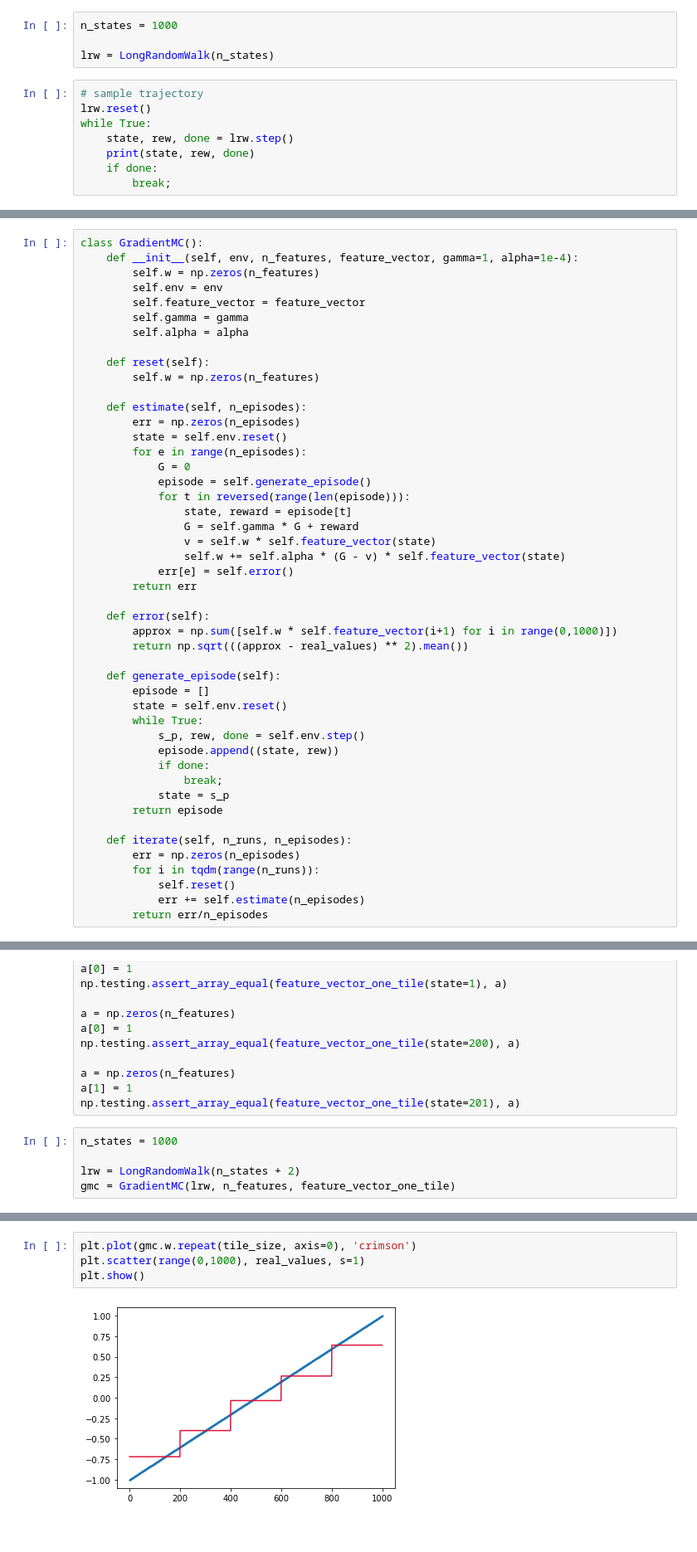
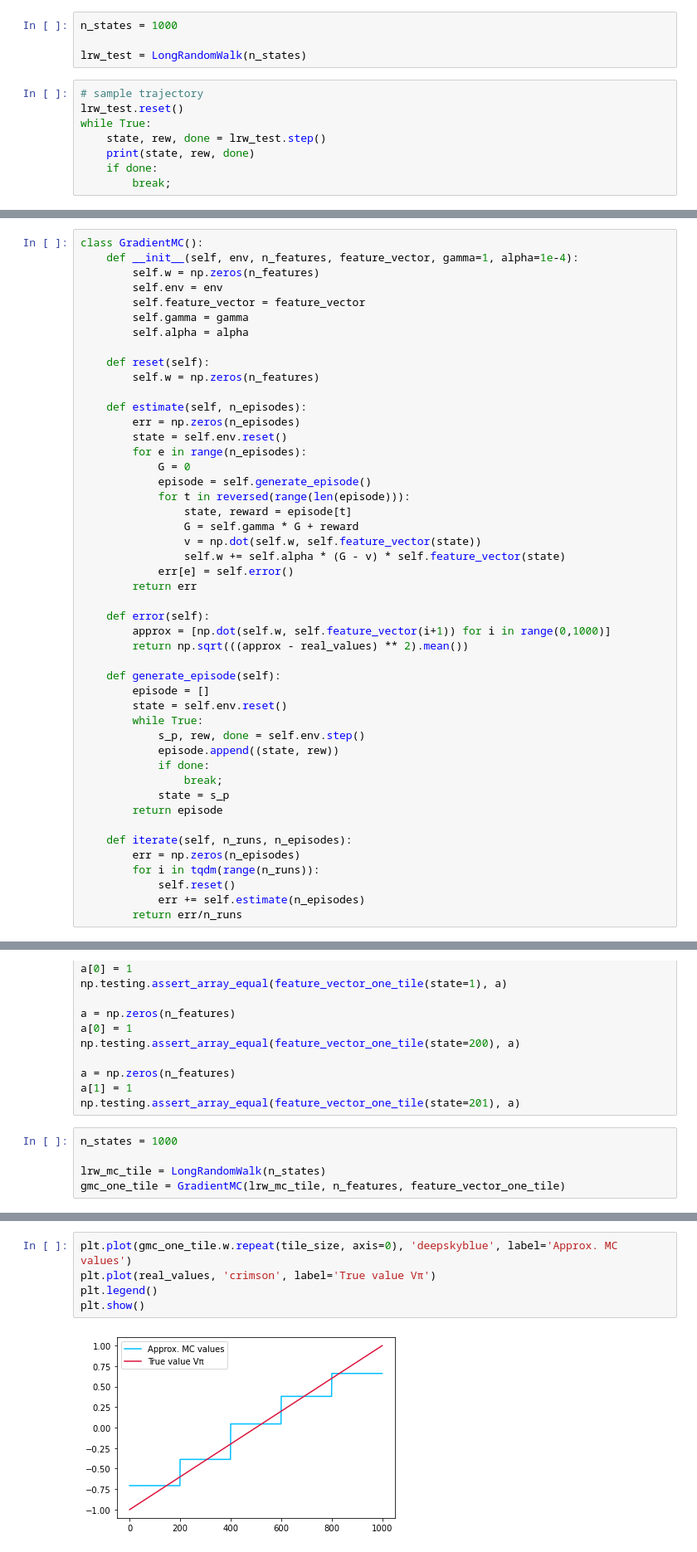
Before and after one commit to TroddenSpade/Exhaustive-Reinforcement-Learning, a Jupyter notebook: problems/RandomWalk/RandomWalk.ipynb, the cells around one changed output, grey strips where cells are left out. Shown at 83% size. Saved outputs shown, nothing was run; the diff lists cells and outputs as text.

```diff
--- a/problems/RandomWalk/RandomWalk.ipynb
+++ b/problems/RandomWalk/RandomWalk.ipynb
@@ -179,12 +181,12 @@ class LongRandomWalk(RandomWalk):
 # %%
 n_states = 1000
 
-lrw = LongRandomWalk(n_states)
+lrw_test = LongRandomWalk(n_states)
 # %%
 # sample trajectory
-lrw.reset()
+lrw_test.reset()
 while True:
-    state, rew, done = lrw.step()
+    state, rew, done = lrw_test.step()
     print(state, rew, done)
     if done:
         break;
@@ -237,13 +236,13 @@ class GradientMC():
             for t in reversed(range(len(episode))):
                 state, reward = episode[t]
                 G = self.gamma * G + reward
-                v = self.w * self.feature_vector(state)
+                v = np.dot(self.w, self.feature_vector(state))
                 self.w += self.alpha * (G - v) * self.feature_vector(state)
             err[e] = self.error()
         return err
 
     def error(self):
-        approx = np.sum([self.w * self.feature_vector(i+1) for i in range(0,1000)])
+        approx = [np.dot(self.w, self.feature_vector(i+1)) for i in range(0,1000)]
         return np.sqrt(((approx - real_values) ** 2).mean())
 
     def generate_episode(self):
@@ -262,5 +261,5 @@ class GradientMC():
         for i in tqdm(range(n_runs)):
             self.reset()
             err += self.estimate(n_episodes)
-        return err/n_episodes
+        return err/n_runs
 # %% [markdown]
@@ -294,6 +293,6 @@ np.testing.assert_array_equal(feature_vector_one_tile(state=201), a)
 # %%
 n_states = 1000
 
-lrw = LongRandomWalk(n_states + 2)
-gmc = GradientMC(lrw, n_features, feature_vector_one_tile)
+lrw_mc_tile = LongRandomWalk(n_states)
+gmc_one_tile = GradientMC(lrw_mc_tile, n_features, feature_vector_one_tile)
 # %%
@@ -304,7 +303,8 @@ array([ 1.25985646,  2.77512646,  0.69817641, ..., 54.12073632,
 # %%
-plt.plot(gmc.w.repeat(tile_size, axis=0), 'crimson')
-plt.scatter(range(0,1000), real_values, s=1)
+plt.plot(gmc_one_tile.w.repeat(tile_size, axis=0), 'deepskyblue', label='Approx. MC values')
+plt.plot(real_values, 'crimson', label='True value Vπ')
+plt.legend()
 plt.show()
 # %% [output]
-[figure, old version]
+[figure, new version]
 # %%
```
Also changed, not shown: parts of 25 cells of this notebook.
